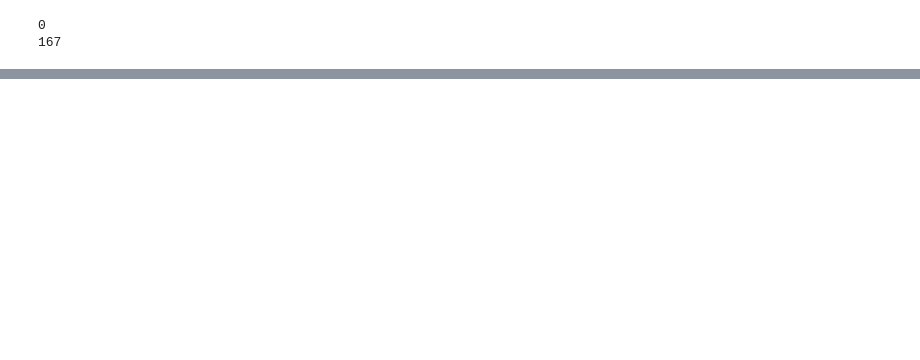
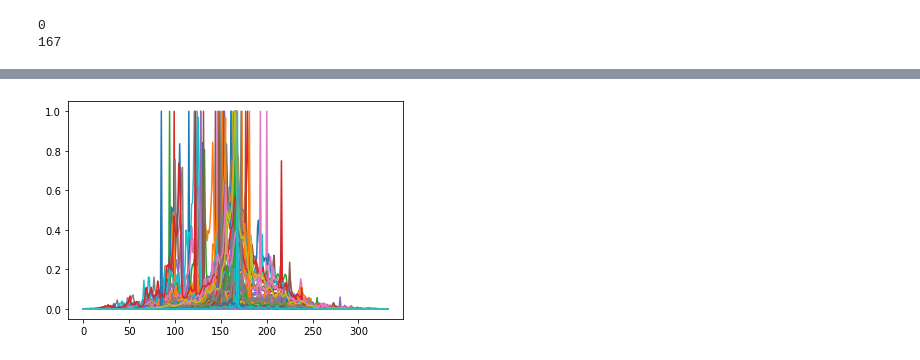
Before and after one commit to francescoopiccoli/higgs-twitter-network-science, a Jupyter notebook: src/process_final.ipynb, the cells around one changed output, grey strips where cells are left out. Saved outputs shown, nothing was run; the diff lists cells and outputs as text; code cells hidden in the pictures; blank space fills up the shorter version.

```diff
--- a/src/process_final.ipynb
+++ b/src/process_final.ipynb
@@ -238,0 +287,14 @@ plt.plot(corr)
+# %%
+infected_nodes_time_rep, informed_nodes_time_rep = np.array(infected_nodes_time_rep), np.array(informed_nodes_time_rep)
+infected_nodes_time_ret, informed_nodes_time_ret = np.array(infected_nodes_time_ret), np.array(informed_nodes_time_ret)
+# %%
+min_x =
+max_x = -1
+corr_n = get_crosscorr(np.array(infected_nodes_time_rep)[:, min_x:max_x], np.array(infected_nodes_time_ret)[:, min_x:max_x])
+# %%
+corr_n = np.nan_to_num([c/np.max(c) for c in corr_n[:]])
+# %%
+[plt.plot(c) for c in corr_n[:]]
+plt.show()
+# %% [output]
+[figure, added]
```
Also changed, not shown: parts of 16 cells of this notebook.
